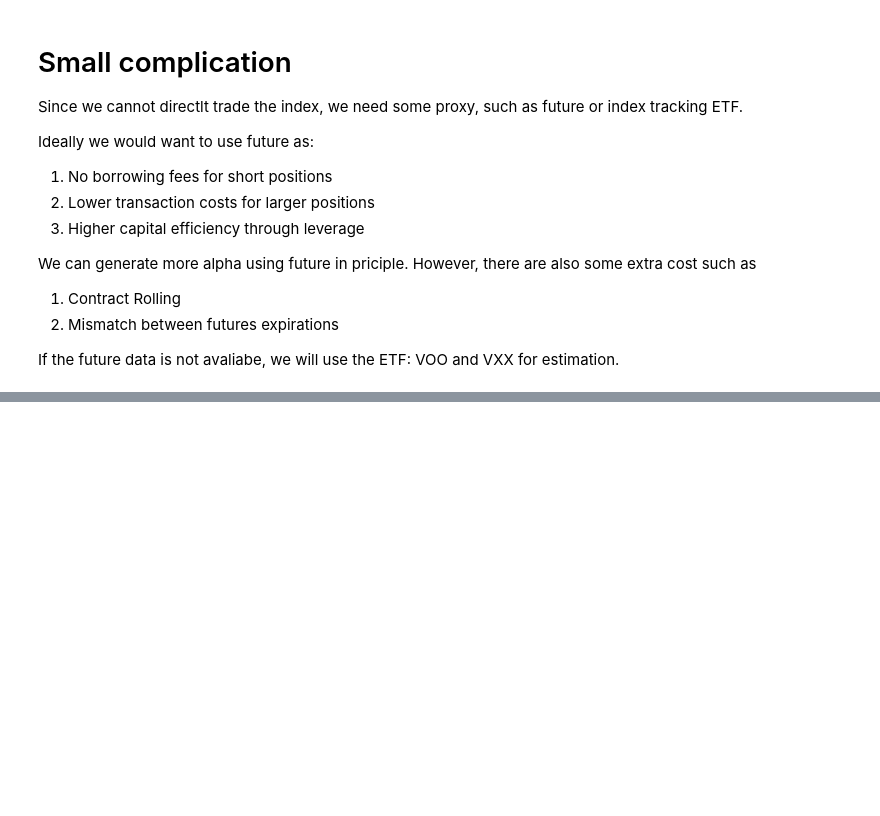
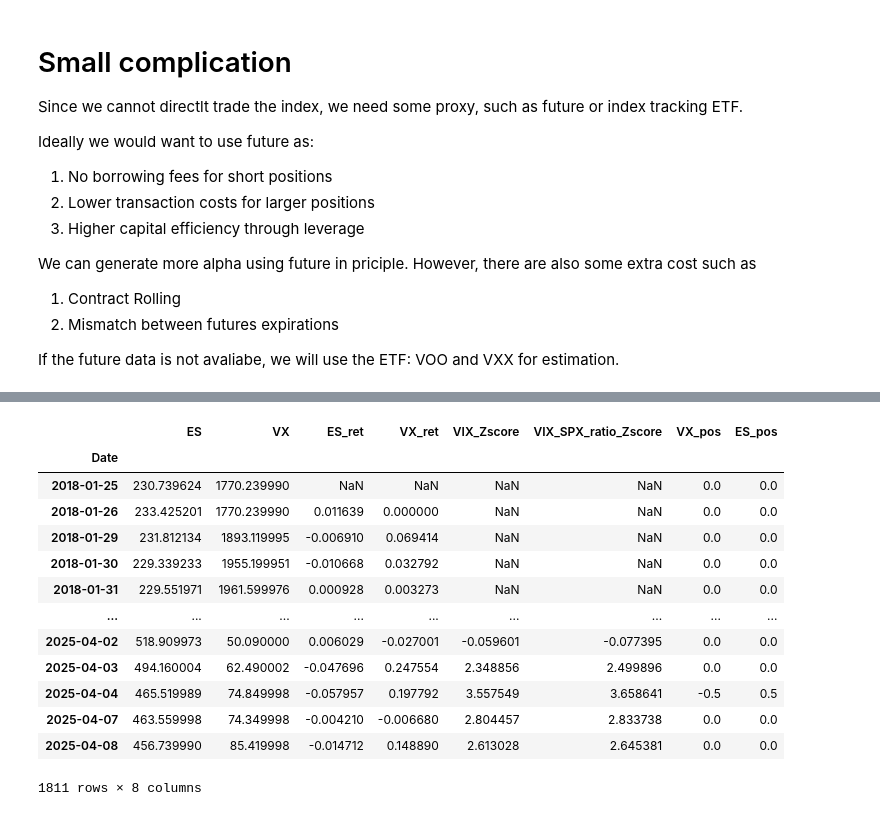
Before and after one commit to SzeLok0305/Arbitrate-Strategy, a Jupyter notebook: Volatility/Equity-Volatility Arbitrage.ipynb, the cells around one changed output, grey strips where cells are left out. Saved outputs shown, nothing was run; the diff lists cells and outputs as text; code cells hidden in the pictures; blank space fills up the shorter version.

```diff
--- a/Volatility/Equity-Volatility Arbitrage.ipynb
+++ b/Volatility/Equity-Volatility Arbitrage.ipynb
@@ -134,6 +138,23 @@ def generate_signals(data, para, use_ratio=True):
     return df
 
 data = generate_signals(data, guess_para)
+# %%
+data
+# %% [output]
+|  | ES | VX | ES_ret | VX_ret | VIX_Zscore | VIX_SPX_ratio_Zscore | VX_pos | ES_pos |
+| Date |  |  |  |  |  |  |  |  |
+| 2018-01-25 | 230.739624 | 1770.239990 | NaN | NaN | NaN | NaN | 0.0 | 0.0 |
+| 2018-01-26 | 233.425201 | 1770.239990 | 0.011639 | 0.000000 | NaN | NaN | 0.0 | 0.0 |
+| 2018-01-29 | 231.812134 | 1893.119995 | -0.006910 | 0.069414 | NaN | NaN | 0.0 | 0.0 |
+| 2018-01-30 | 229.339233 | 1955.199951 | -0.010668 | 0.032792 | NaN | NaN | 0.0 | 0.0 |
+| 2018-01-31 | 229.551971 | 1961.599976 | 0.000928 | 0.003273 | NaN | NaN | 0.0 | 0.0 |
+| ... | ... | ... | ... | ... | ... | ... | ... | ... |
+| 2025-04-02 | 518.909973 | 50.090000 | 0.006029 | -0.027001 | -0.059601 | -0.077395 | 0.0 | 0.0 |
+| 2025-04-03 | 494.160004 | 62.490002 | -0.047696 | 0.247554 | 2.348856 | 2.499896 | 0.0 | 0.0 |
+| 2025-04-04 | 465.519989 | 74.849998 | -0.057957 | 0.197792 | 3.557549 | 3.658641 | -0.5 | 0.5 |
+| 2025-04-07 | 463.559998 | 74.349998 | -0.004210 | -0.006680 | 2.804457 | 2.833738 | 0.0 | 0.0 |
+| 2025-04-08 | 456.739990 | 85.419998 | -0.014712 | 0.148890 | 2.613028 | 2.645381 | 0.0 | 0.0 |
+1811 rows × 8 columns
 # %%
 data['VIX_SPX_ratio_Zscore'].plot(title='ratio Z-score',figsize=(12,6))
 plt.show()
```
Also changed, not shown: parts of 8 cells of this notebook.
